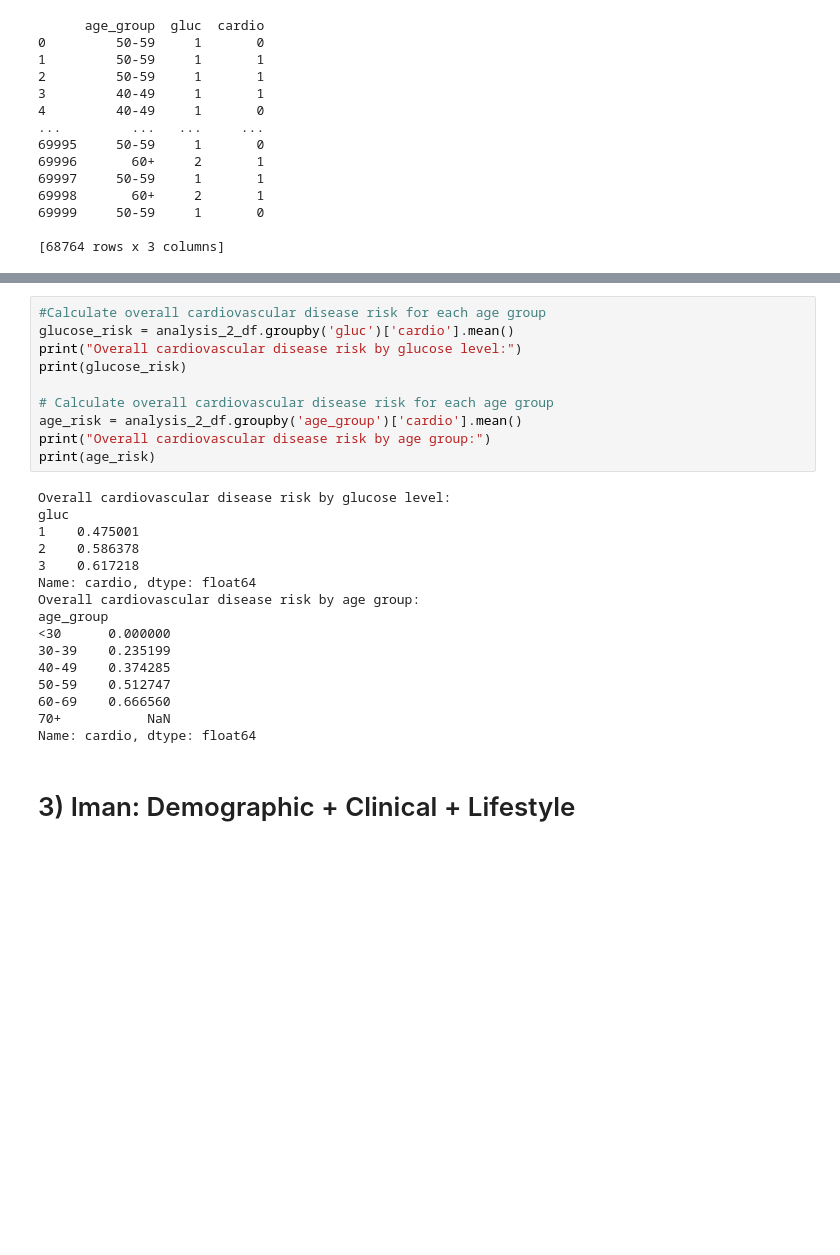
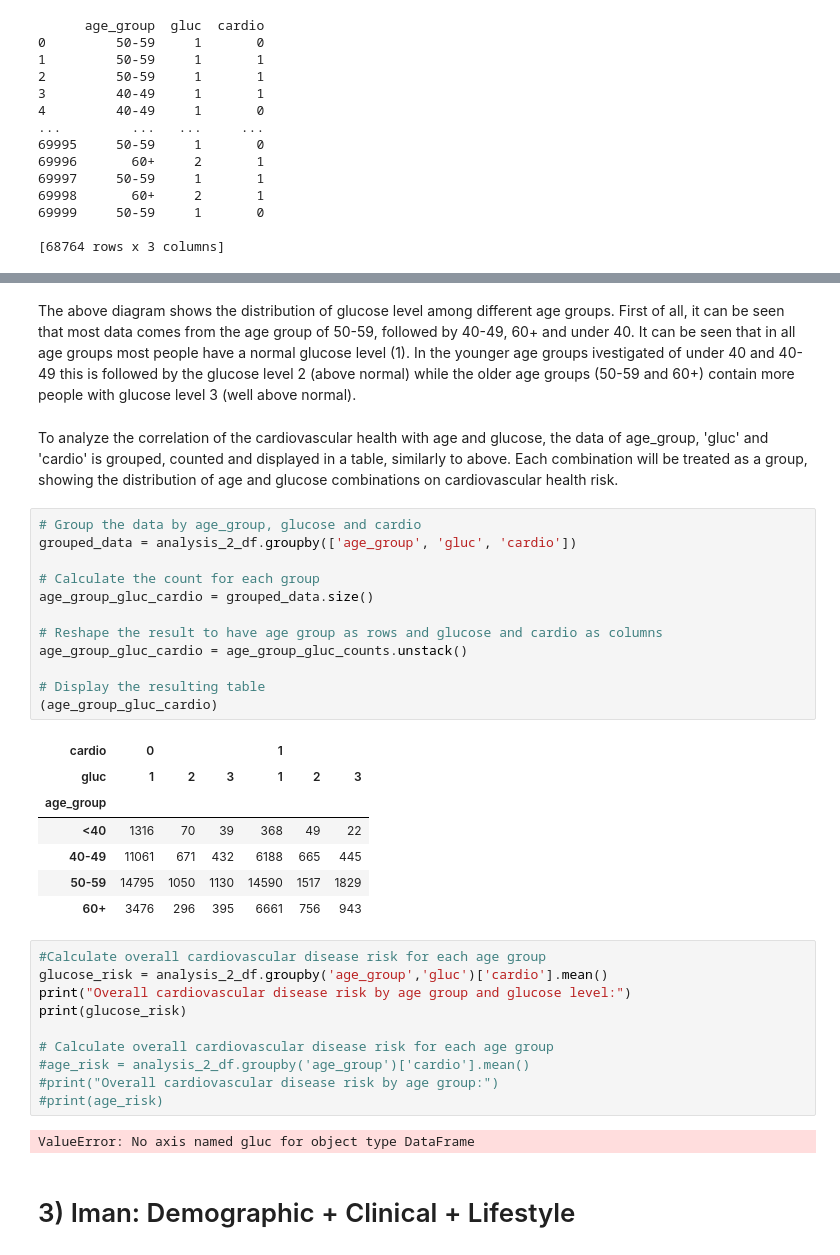
Before and after one commit to monikabuss/ISYS5002-2024-semester2, a Jupyter notebook: Code_Development_Colab.ipynb, the cells around one changed output, grey strips where cells are left out. Cells and saved outputs as stored; diff of their text form; blank space fills up the shorter version.

```diff
--- a/Code_Development_Colab.ipynb
+++ b/Code_Development_Colab.ipynb
@@ -1036,29 +1052,40 @@ plt.show()
+# %% [markdown]
+The above diagram shows the distribution of glucose level among different age groups. First of all, it can be seen that most data comes from the age group of 50-59, followed by 40-49, 60+ and under 40.
+It can be seen that in all age groups most people have a normal glucose level (1). In the younger age groups ivestigated of under 40 and 40-49 this is followed by the glucose level 2 (above normal) while the older age groups (50-59 and 60+) contain more people with glucose level 3 (well above normal).
+# %% [markdown]
+To analyze the correlation of the cardiovascular health with age and glucose,  the data of age_group, 'gluc' and 'cardio' is grouped, counted and displayed in a table, similarly to above. Each combination will be treated as a group, showing the distribution of age and glucose combinations on cardiovascular health risk.
+# %%
+# Group the data by age_group, glucose and cardio
+grouped_data = analysis_2_df.groupby(['age_group', 'gluc', 'cardio'])
+
+# Calculate the count for each group
+age_group_gluc_cardio = grouped_data.size()
+
+# Reshape the result to have age group as rows and glucose and cardio as columns
+age_group_gluc_cardio = age_group_gluc_counts.unstack()
+
+# Display the resulting table
+(age_group_gluc_cardio)
+# %% [output]
+| cardio | 0 |  |  | 1 |  |  |
+| gluc | 1 | 2 | 3 | 1 | 2 | 3 |
+| age_group |  |  |  |  |  |  |
+| <40 | 1316 | 70 | 39 | 368 | 49 | 22 |
+| 40-49 | 11061 | 671 | 432 | 6188 | 665 | 445 |
+| 50-59 | 14795 | 1050 | 1130 | 14590 | 1517 | 1829 |
+| 60+ | 3476 | 296 | 395 | 6661 | 756 | 943 |
 # %%
 #Calculate overall cardiovascular disease risk for each age group
-glucose_risk = analysis_2_df.groupby('gluc')['cardio'].mean()
-print("Overall cardiovascular disease risk by glucose level:")
+glucose_risk = analysis_2_df.groupby('age_group','gluc')['cardio'].mean()
+print("Overall cardiovascular disease risk by age group and glucose level:")
 print(glucose_risk)
 
 # Calculate overall cardiovascular disease risk for each age group
-age_risk = analysis_2_df.groupby('age_group')['cardio'].mean()
-print("Overall cardiovascular disease risk by age group:")
-print(age_risk)
+#age_risk = analysis_2_df.groupby('age_group')['cardio'].mean()
+#print("Overall cardiovascular disease risk by age group:")
+#print(age_risk)
 # %% [output]
-Overall cardiovascular disease risk by glucose level:
-gluc
-1    0.475001
-2    0.586378
-3    0.617218
-Name: cardio, dtype: float64
-Overall cardiovascular disease risk by age group:
-age_group
-<30      0.000000
-30-39    0.235199
-40-49    0.374285
-50-59    0.512747
-60-69    0.666560
-70+           NaN
-Name: cardio, dtype: float64
+ValueError: No axis named gluc for object type DataFrame
 # %% [markdown]
 # 3) Iman: Demographic + Clinical + Lifestyle
 # %% [markdown]
```
Also changed, not shown: parts of 7 cells of this notebook.
